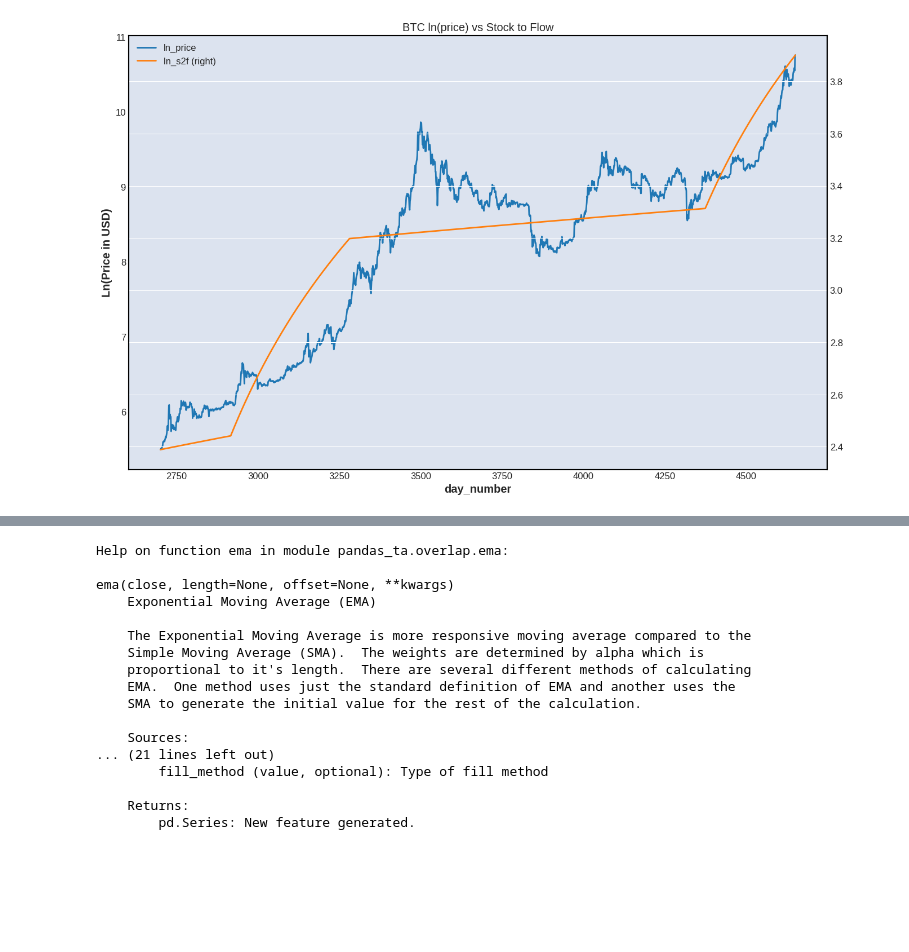
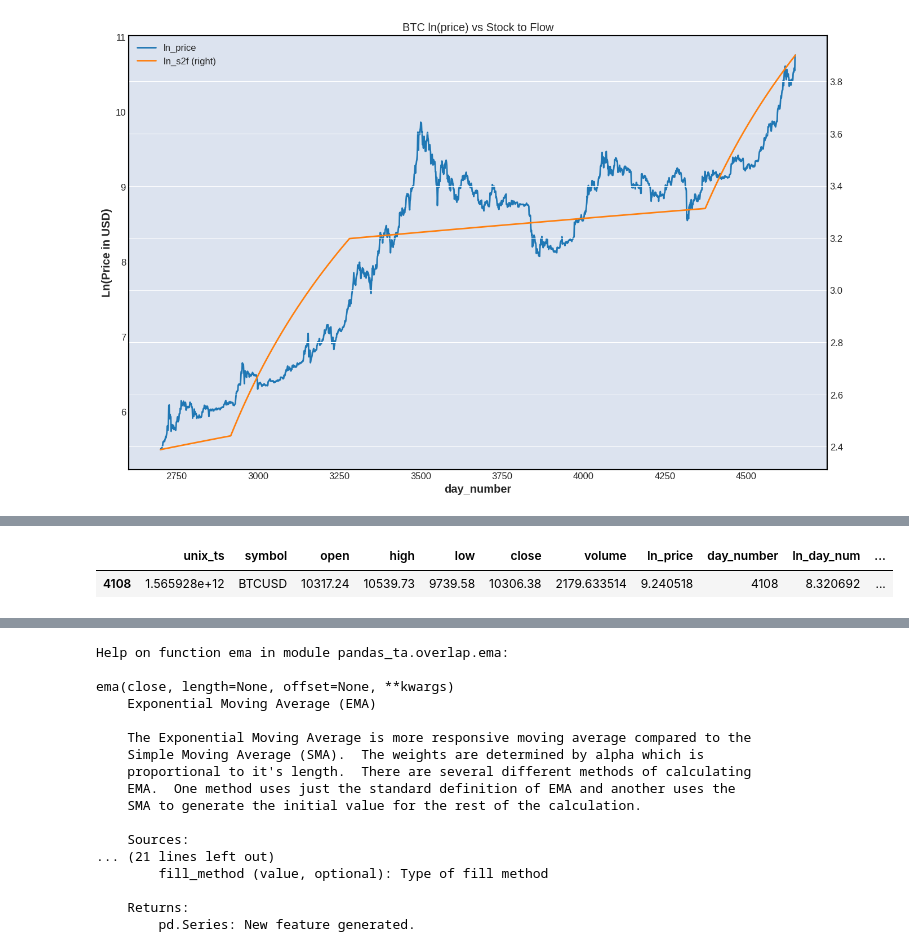
Before and after one commit to MajorTal/btc_s2f, a Jupyter notebook: analyze_btc.ipynb, the cells around one changed output, grey strips where cells are left out. Cells and saved outputs as stored; diff of their text form; code cells hidden in the pictures; blank space fills up the shorter version.

```diff
--- a/analyze_btc.ipynb
+++ b/analyze_btc.ipynb
@@ -143,0 +184,5 @@ ax = merged_df.plot(x="day_number", y="ln_s2f", secondary_y=True, ax=ax)
+# %%
+merged_df.sample()
+# %% [output]
+|  | unix_ts | symbol | open | high | low | close | volume | ln_price | day_number | ln_day_num | ... |
+| 4108 | 1.565928e+12 | BTCUSD | 10317.24 | 10539.73 | 9739.58 | 10306.38 | 2179.633514 | 9.240518 | 4108 | 8.320692 | ... |
```
Also changed, not shown: parts of 11 cells of this notebook.
